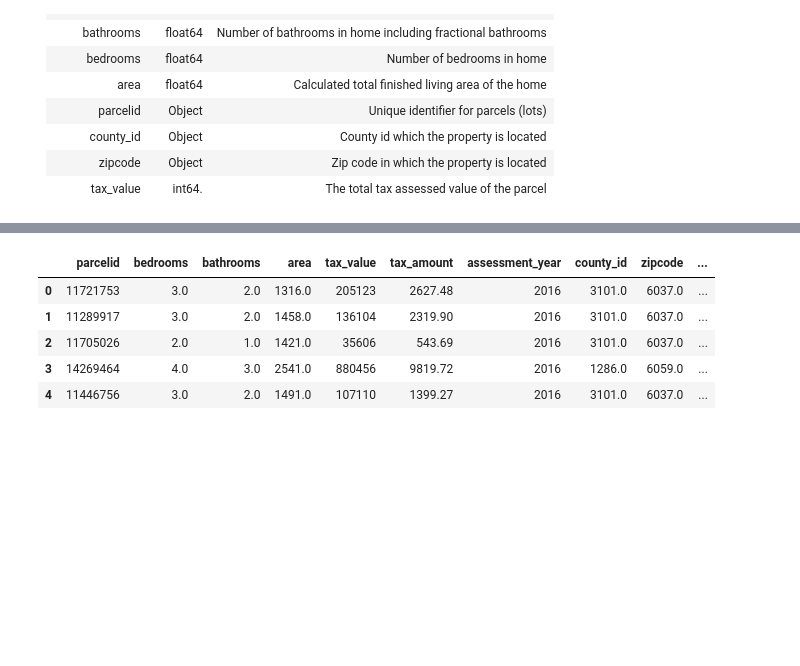
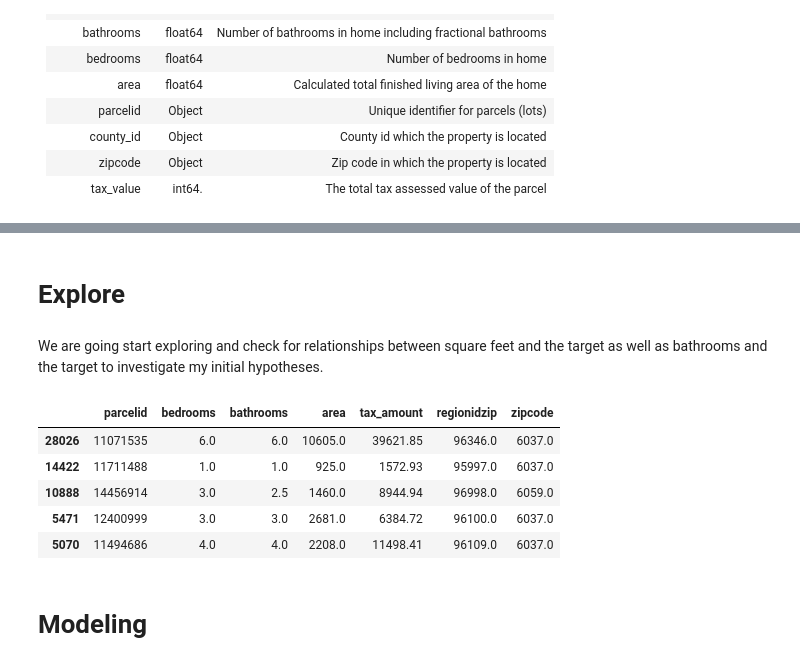
Before and after one commit to SLawsonWoods/zillow_project, a Jupyter notebook: final_zillow_regression_project_notebook.ipynb, the cells around one changed output, grey strips where cells are left out. Saved outputs shown, nothing was run; the diff lists cells and outputs as text; code cells hidden in the pictures; blank space fills up the shorter version.

```diff
--- a/final_zillow_regression_project_notebook.ipynb
+++ b/final_zillow_regression_project_notebook.ipynb
@@ -162,3 +123,0 @@ df.drop(df[df['bathrooms'] < 1].index, inplace = True)
-# %%
-
-df.drop(df[df['area'] < 200].index, inplace = True)
@@ -179,5 +123,0 @@ dtype: object
-# %%
-# time to check for duplicates and remove them
-# dropping ALL duplicate values
-df.drop_duplicates(subset ="parcelid",
-                     keep = False, inplace = True)
@@ -261,5 +164,3 @@ def prep_zillow_data(df):
 # %%
 # before I split the df2 for exploration and modeling I need to drop anything that wont be helpful in exploration or will allow target leakage
-df2 = df2.drop(columns=['parcelid', 'tax_value', 'tax_amount',
-       'assessment_year', 'county_id', 'transaction_date',
-       'tax_rate'])
+df2 = df2.drop(columns=['tax_value', 'assessment_year', 'county_id', 'transaction_date','tax_rate'])
@@ -309,2 +167,2 @@ def train_validate_test(df2, target):
 # %%
-train, validate, test, X_train, y_train, X_validate, y_validate, X_test, y_test = train_validate_test(df2, 'tax_amount')
+train, validate, test, X_train, y_train, X_validate, y_validate, X_test, y_test = prepare.train_validate_test(df2, 'tax_amount')
@@ -311,9 +180,13 @@ train, validate, test, X_train, y_train, X_validate, y_validate, X_test, y_test
+# %% [markdown]
+# Explore
+# %% [markdown]
+We are going start exploring and check for relationships between square feet and the target as well as bathrooms and the target to investigate my initial hypotheses.
 # %%
-df2.head()
+train.head()
 # %% [output]
-|  | parcelid | bedrooms | bathrooms | area | tax_value | tax_amount | assessment_year | county_id | zipcode | ... |
-| 0 | 11721753 | 3.0 | 2.0 | 1316.0 | 205123 | 2627.48 | 2016 | 3101.0 | 6037.0 | ... |
-| 1 | 11289917 | 3.0 | 2.0 | 1458.0 | 136104 | 2319.90 | 2016 | 3101.0 | 6037.0 | ... |
-| 2 | 11705026 | 2.0 | 1.0 | 1421.0 | 35606 | 543.69 | 2016 | 3101.0 | 6037.0 | ... |
-| 3 | 14269464 | 4.0 | 3.0 | 2541.0 | 880456 | 9819.72 | 2016 | 1286.0 | 6059.0 | ... |
-| 4 | 11446756 | 3.0 | 2.0 | 1491.0 | 107110 | 1399.27 | 2016 | 3101.0 | 6037.0 | ... |
+|  | parcelid | bedrooms | bathrooms | area | tax_amount | regionidzip | zipcode |
+| 28026 | 11071535 | 6.0 | 6.0 | 10605.0 | 39621.85 | 96346.0 | 6037.0 |
+| 14422 | 11711488 | 1.0 | 1.0 | 925.0 | 1572.93 | 95997.0 | 6037.0 |
+| 10888 | 14456914 | 3.0 | 2.5 | 1460.0 | 8944.94 | 96998.0 | 6059.0 |
+| 5471 | 12400999 | 3.0 | 3.0 | 2681.0 | 6384.72 | 96100.0 | 6037.0 |
+| 5070 | 11494686 | 4.0 | 4.0 | 2208.0 | 11498.41 | 96109.0 | 6037.0 |
@@ -320,2 +195,4 @@ df2.head()
+# %% [markdown]
+# Modeling
 # %%
 # I am going to scale in modeling
```
Also changed, not shown: parts of 28 cells of this notebook, 3 other files.
